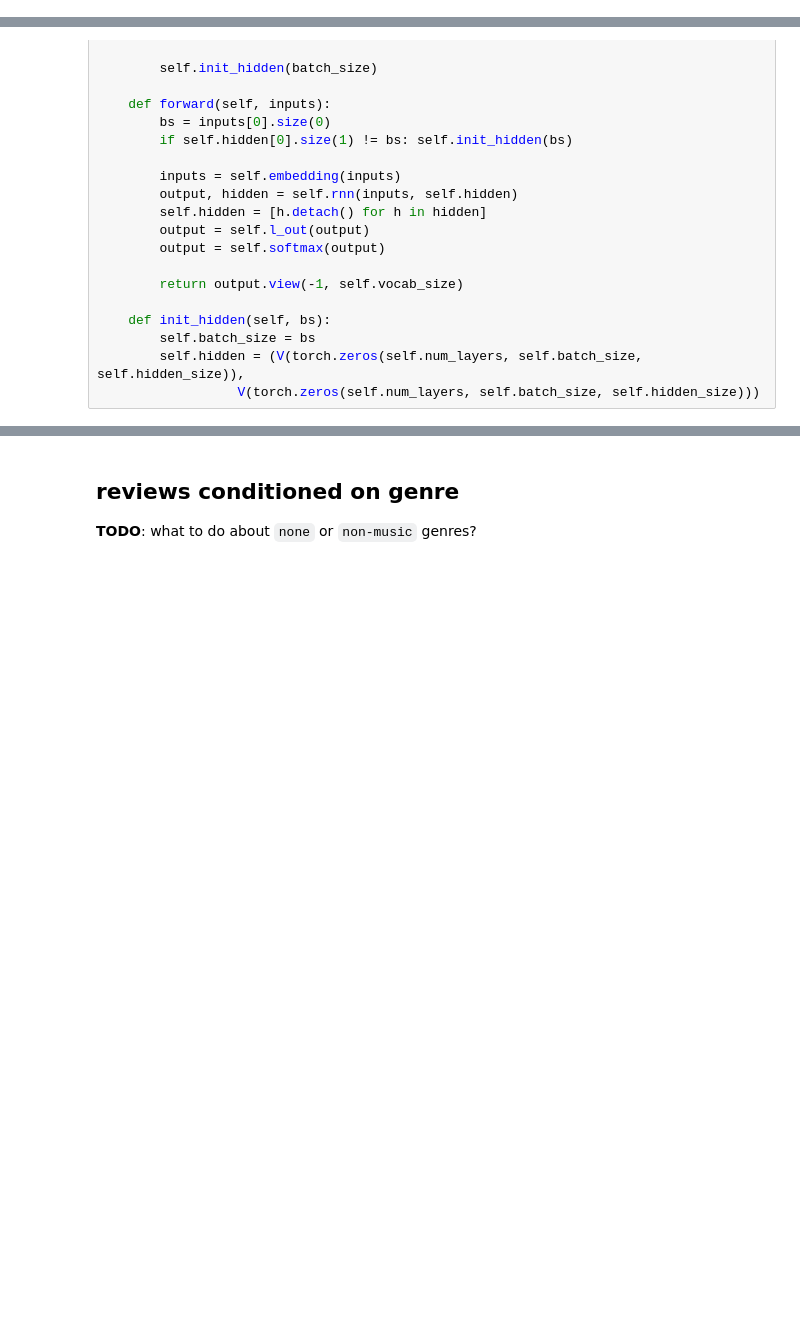
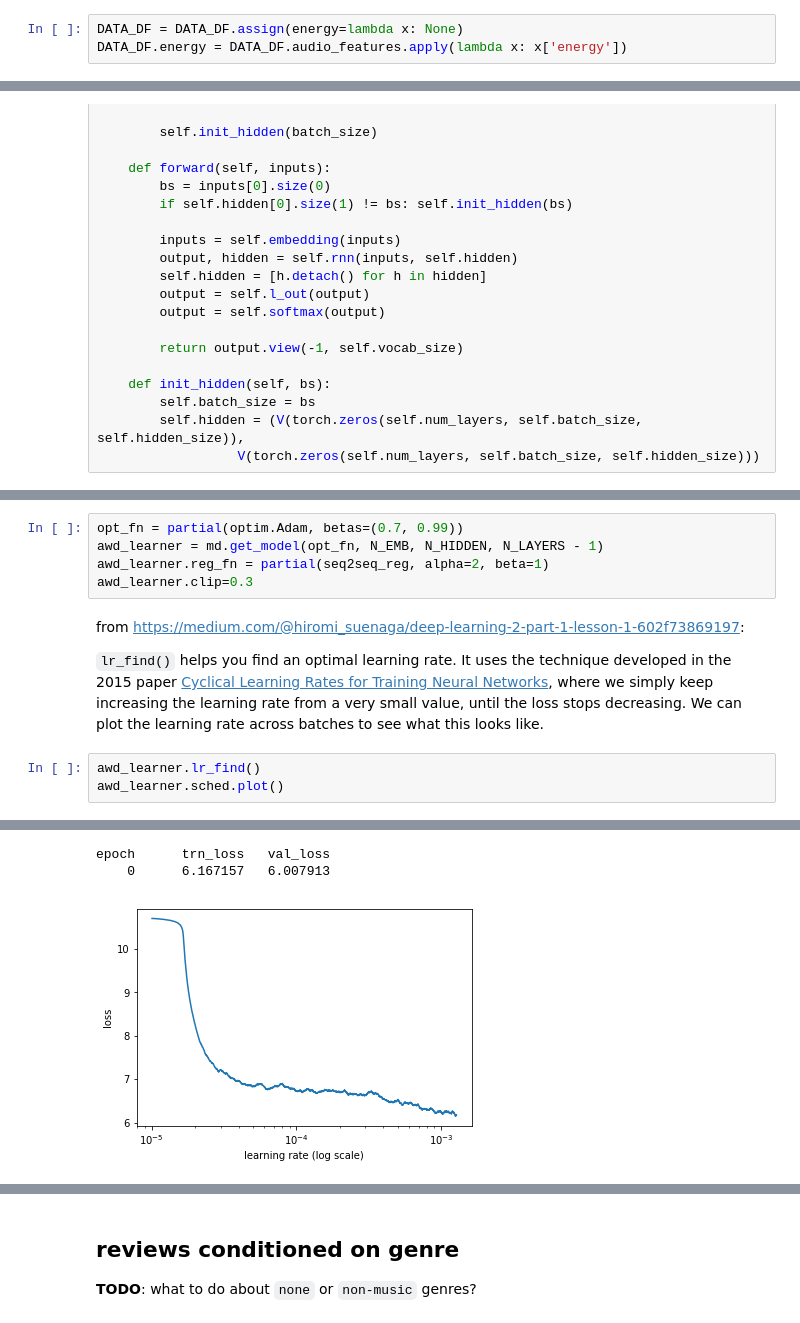
Before and after one commit to iconix/openai, a Jupyter notebook: nbs/week3_reviews_by_songs.ipynb, the cells around one changed output, grey strips where cells are left out. Cells and saved outputs as stored; diff of their text form; blank space fills up the shorter version.

```diff
--- a/nbs/week3_reviews_by_songs.ipynb
+++ b/nbs/week3_reviews_by_songs.ipynb
@@ -52 +55,4 @@ DATA_DF = DATA_DF.loc[(~DATA_DF.genres.isna()) & (~DATA_DF.genres_str.str.contai
+# %%
+DATA_DF = DATA_DF.assign(energy=lambda x: None)
+DATA_DF.energy = DATA_DF.audio_features.apply(lambda x: x['energy'])
 # %%
@@ -341,0 +344,13 @@ plot_loss(losses)
+# %%
+opt_fn = partial(optim.Adam, betas=(0.7, 0.99))
+awd_learner = md.get_model(opt_fn, N_EMB, N_HIDDEN, N_LAYERS - 1)
+awd_learner.reg_fn = partial(seq2seq_reg, alpha=2, beta=1)
+awd_learner.clip=0.3
+# %% [markdown]
+from https://medium.com/@hiromi_suenaga/deep-learning-2-part-1-lesson-1-602f73869197:
+
+`lr_find()` helps you find an optimal learning rate. It uses the technique developed in the 2015 paper [Cyclical Learning Rates for Training Neural Networks](http://arxiv.org/abs/1506.01186), where we simply keep increasing the learning rate from a very small value, until the loss stops decreasing. We can plot the learning rate across batches to see what this looks like.
+# %%
+awd_learner.lr_find()
+awd_learner.sched.plot()
+# %% [output]
@@ -341,0 +358,3 @@ plot_loss(losses)
+epoch      trn_loss   val_loss
+    0      6.167157   6.007913
+[figure, added]
```
Also changed, not shown: parts of 67 cells of this notebook.
